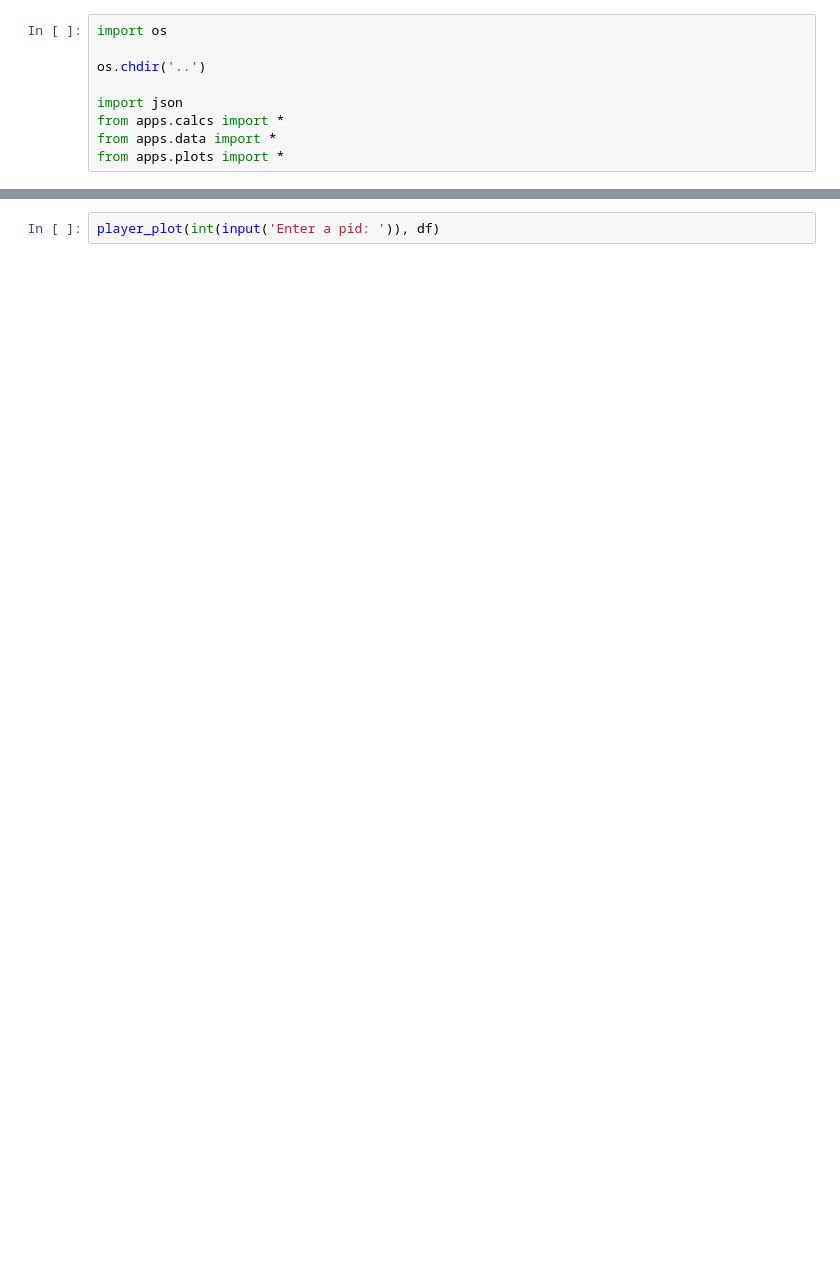
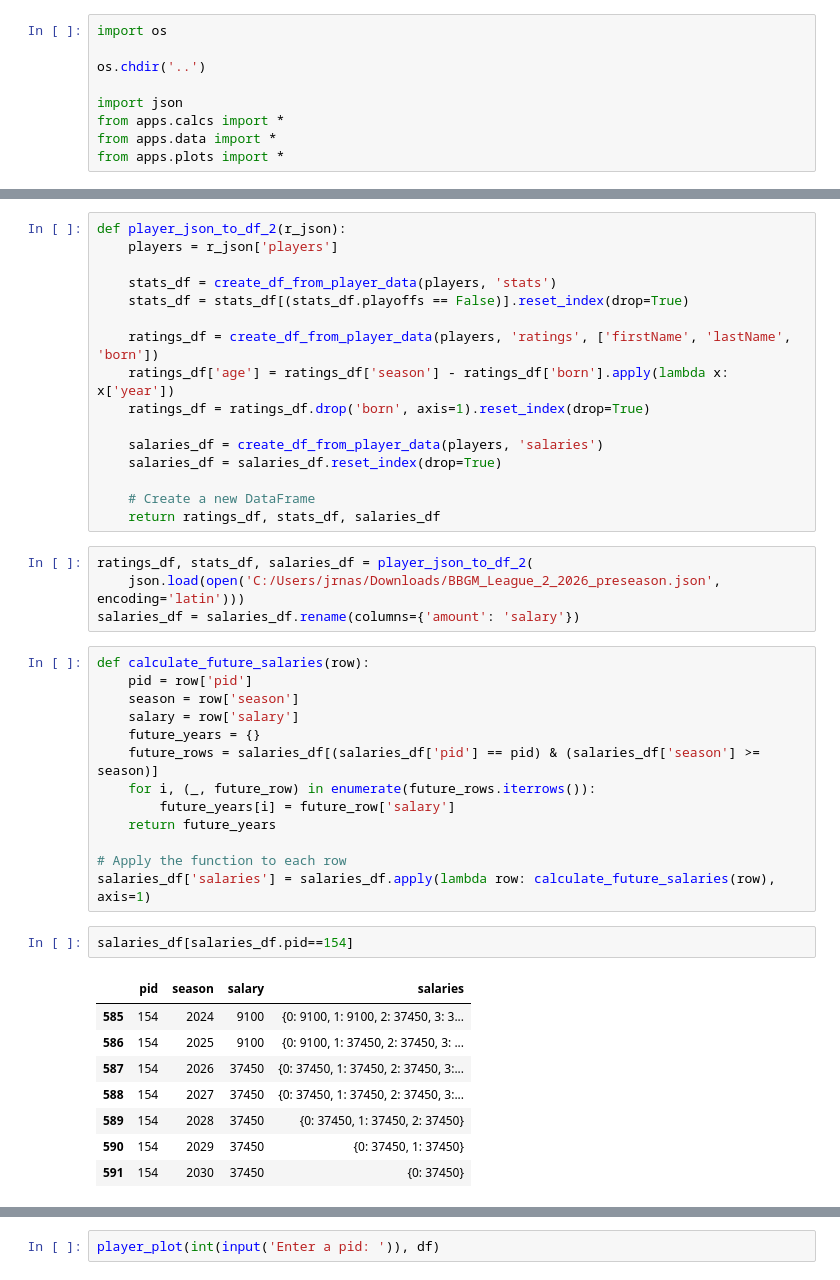
Before and after one commit to jrnastase410/streamlit-bbgm-basketball, a Jupyter notebook: prod_nbs/player_viz.ipynb, the cells around one changed output, grey strips where cells are left out. Drawn from its saved outputs; the diff is of its cells as text; blank space fills up the shorter version.

```diff
--- a/prod_nbs/player_viz.ipynb
+++ b/prod_nbs/player_viz.ipynb
@@ -98,0 +128,44 @@ df[df.team=='LAC'][['player', 'pid', 'team', 'pos', 'age', 'ovr', 'rating_upper'
+# %%
+def player_json_to_df_2(r_json):
+    players = r_json['players']
+
+    stats_df = create_df_from_player_data(players, 'stats')
+    stats_df = stats_df[(stats_df.playoffs == False)].reset_index(drop=True)
+
+    ratings_df = create_df_from_player_data(players, 'ratings', ['firstName', 'lastName', 'born'])
+    ratings_df['age'] = ratings_df['season'] - ratings_df['born'].apply(lambda x: x['year'])
+    ratings_df = ratings_df.drop('born', axis=1).reset_index(drop=True)
+
+    salaries_df = create_df_from_player_data(players, 'salaries')
+    salaries_df = salaries_df.reset_index(drop=True)
+
+    # Create a new DataFrame
+    return ratings_df, stats_df, salaries_df
+# %%
+ratings_df, stats_df, salaries_df = player_json_to_df_2(
+    json.load(open('C:/Users/jrnas/Downloads/BBGM_League_2_2026_preseason.json', encoding='latin')))
+salaries_df = salaries_df.rename(columns={'amount': 'salary'})
+# %%
+def calculate_future_salaries(row):
+    pid = row['pid']
+    season = row['season']
+    salary = row['salary']
+    future_years = {}
+    future_rows = salaries_df[(salaries_df['pid'] == pid) & (salaries_df['season'] >= season)]
+    for i, (_, future_row) in enumerate(future_rows.iterrows()):
+        future_years[i] = future_row['salary']
+    return future_years
+
+# Apply the function to each row
+salaries_df['salaries'] = salaries_df.apply(lambda row: calculate_future_salaries(row), axis=1)
+# %%
+salaries_df[salaries_df.pid==154]
+# %% [output]
+|  | pid | season | salary | salaries |
+| 585 | 154 | 2024 | 9100 | {0: 9100, 1: 9100, 2: 37450, 3: 3... |
+| 586 | 154 | 2025 | 9100 | {0: 9100, 1: 37450, 2: 37450, 3: ... |
+| 587 | 154 | 2026 | 37450 | {0: 37450, 1: 37450, 2: 37450, 3:... |
+| 588 | 154 | 2027 | 37450 | {0: 37450, 1: 37450, 2: 37450, 3:... |
+| 589 | 154 | 2028 | 37450 | {0: 37450, 1: 37450, 2: 37450} |
+| 590 | 154 | 2029 | 37450 | {0: 37450, 1: 37450} |
+| 591 | 154 | 2030 | 37450 | {0: 37450} |
```
Also changed, not shown: parts of 7 cells of this notebook, 3 other files.
